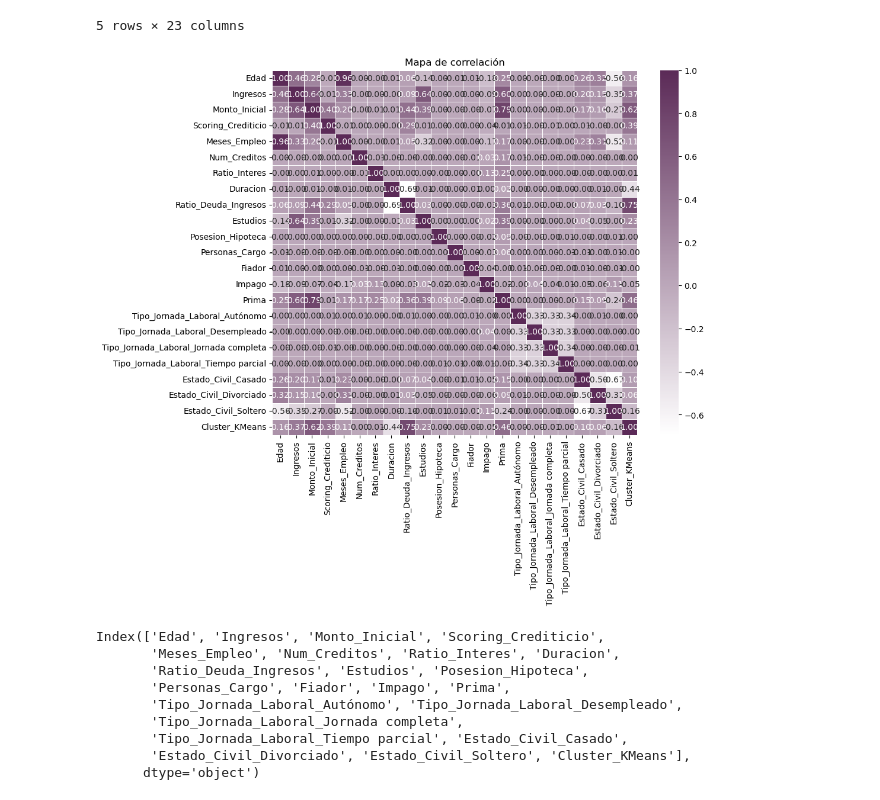
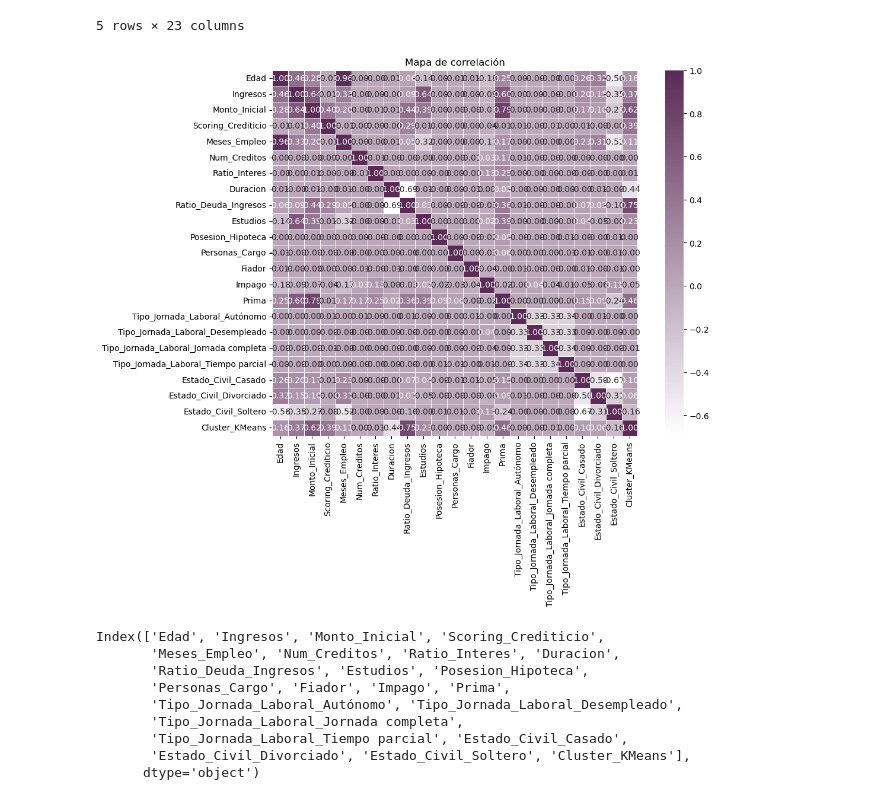
Before and after one commit to danielsoponaru/25-26_R07_NARANJA, a Jupyter notebook: 02-EDA.ipynb, the cells around one changed output. Cells and saved outputs as stored; diff of their text form; code cells hidden in the pictures.

```diff
--- a/02-EDA.ipynb
+++ b/02-EDA.ipynb
@@ -50,23 +51,23 @@ df.head()
 # %%
 corr = df.corr(numeric_only=True)
 
 lagun_cmap = LinearSegmentedColormap.from_list(
     "lagun_white_purple",
     ["#FFFFFF", "#5B2A57"])
 
-plt.figure(figsize=(10, 8))
+plt.figure(figsize=(12, 8))
 sns.heatmap(
     corr,
     annot=True,
     fmt=".2f",
     cmap=lagun_cmap,
     square=True,
     linewidths=0.5)
 
 plt.title("Mapa de correlación")
 plt.show()
 # %% [output]
-[figure, old version]
+[figure, new version]
 # %%
 df.columns
 # %% [output]
```
Also changed, not shown: parts of 35 cells of this notebook, 1 other file.
